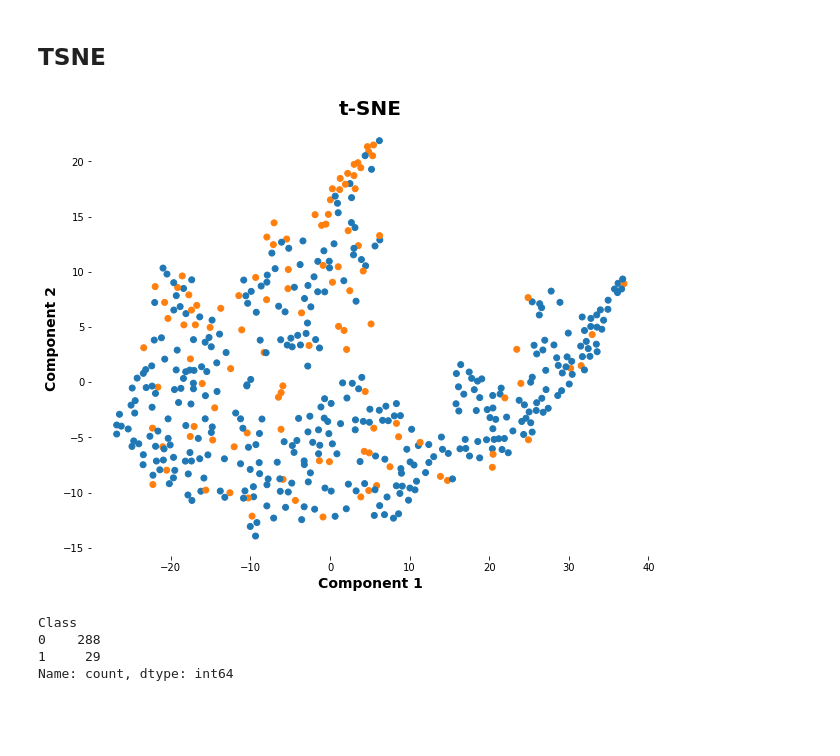
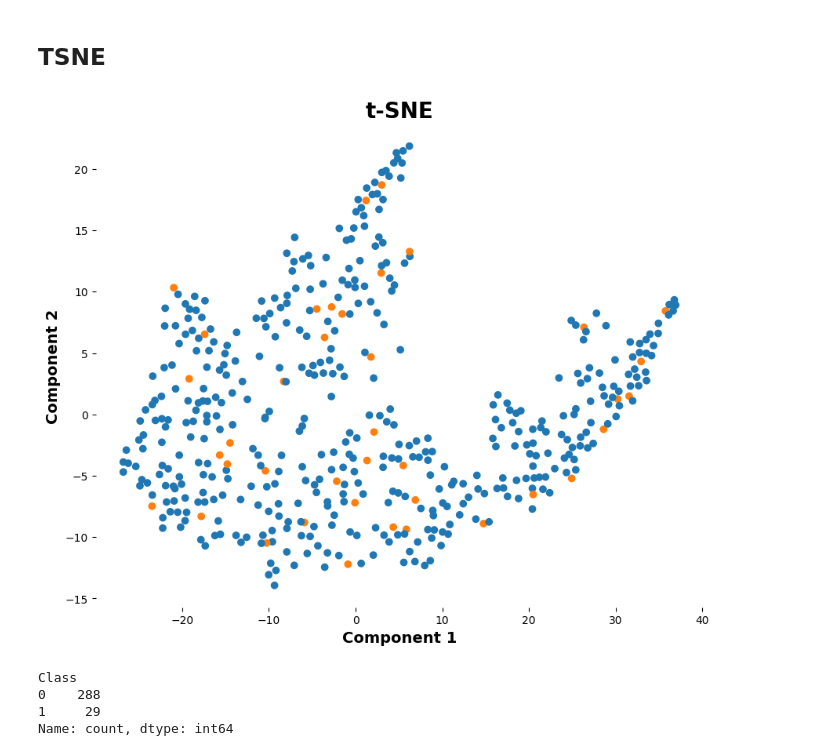
Before and after one commit to ClayGendron/icr-identify-age-related-conditions-kaggle, a Jupyter notebook: icr-gendron-2.ipynb, the cells around one changed output. Drawn from its saved outputs; the diff is of its cells as text; code cells hidden in the pictures; blank space fills up the shorter version.

```diff
--- a/icr-gendron-2.ipynb
+++ b/icr-gendron-2.ipynb
@@ -124,28 +126,28 @@ def get_closest_same_class(df, point):
 # %%
 # TSNE
 tsne_n = 2
 tsne_df = X_train.drop(['Epsilon'], axis = 1, inplace = False)
 tsne = TSNE(n_components = tsne_n, random_state = random_seed)
 tsne_columns = ['Component ' + str(i + 1) for i in range(tsne_n)]
 x_tsne = tsne.fit_transform(tsne_df)
 
 # create df with the t-SNE components and 'Class'
 tsne_df = pd.DataFrame(data = x_tsne, columns = tsne_columns)
 tsne_df['Class'] = y_train_class
 
-colors = train_df['Class'].map(class_color_map)
+colors = y_train_annomolies.map(class_color_map)
 
 # plot components
 plt.figure(figsize = (10, 8))
 plt.title('t-SNE', fontdict = font_dict_header)
 plt.box(False)
 plt.scatter(tsne_df['Component 1'], tsne_df['Component 2'], c = colors)
 plt.xlabel('Component 1', fontdict = font_dict_axistitle)
 plt.ylabel('Component 2', fontdict = font_dict_axistitle)
 
 plt.show()
 # %% [output]
-[figure, old version]
+[figure, new version]
 # %%
 tsne_neighbor = {}
 tsne_neighbor_dist = {}
```
Also changed, not shown: parts of 21 cells of this notebook, 4 other files.
